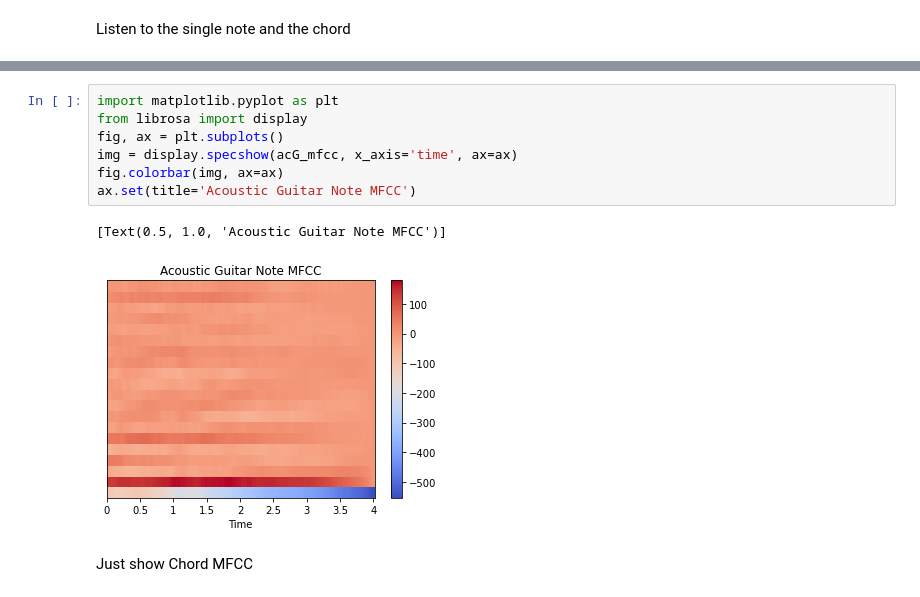
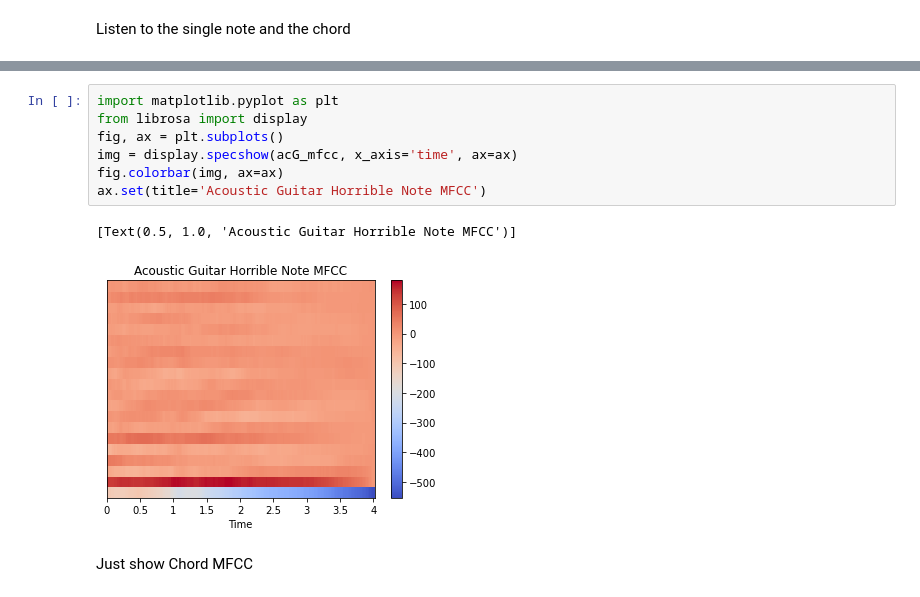
Before and after one commit to apalermo01/music-analysis, a Jupyter notebook: echorne/nsynth.ipynb, the cells around one changed output, grey strips where cells are left out. Cells and saved outputs as stored; diff of their text form.

```diff
--- a/echorne/nsynth.ipynb
+++ b/echorne/nsynth.ipynb
@@ -173,13 +211,13 @@ ipd.Audio(chord) # load a local WAV file
 # %%
 import matplotlib.pyplot as plt
 from librosa import display
 fig, ax = plt.subplots()
 img = display.specshow(acG_mfcc, x_axis='time', ax=ax)
 fig.colorbar(img, ax=ax)
-ax.set(title='Acoustic Guitar Note MFCC')
+ax.set(title='Acoustic Guitar Horrible Note MFCC')
 # %% [output]
-[Text(0.5, 1.0, 'Acoustic Guitar Note MFCC')]
+[Text(0.5, 1.0, 'Acoustic Guitar Horrible Note MFCC')]
-[figure, old version]
+[figure, new version]
 # %% [markdown]
 Just show Chord MFCC
 # %%
```
Also changed, not shown: parts of 9 cells of this notebook.
